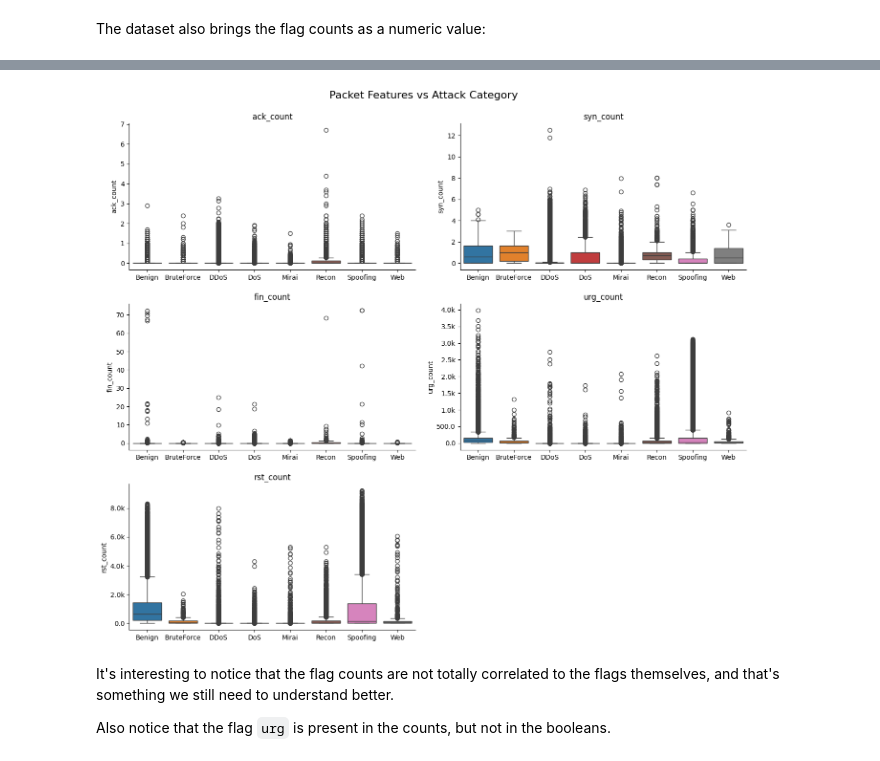
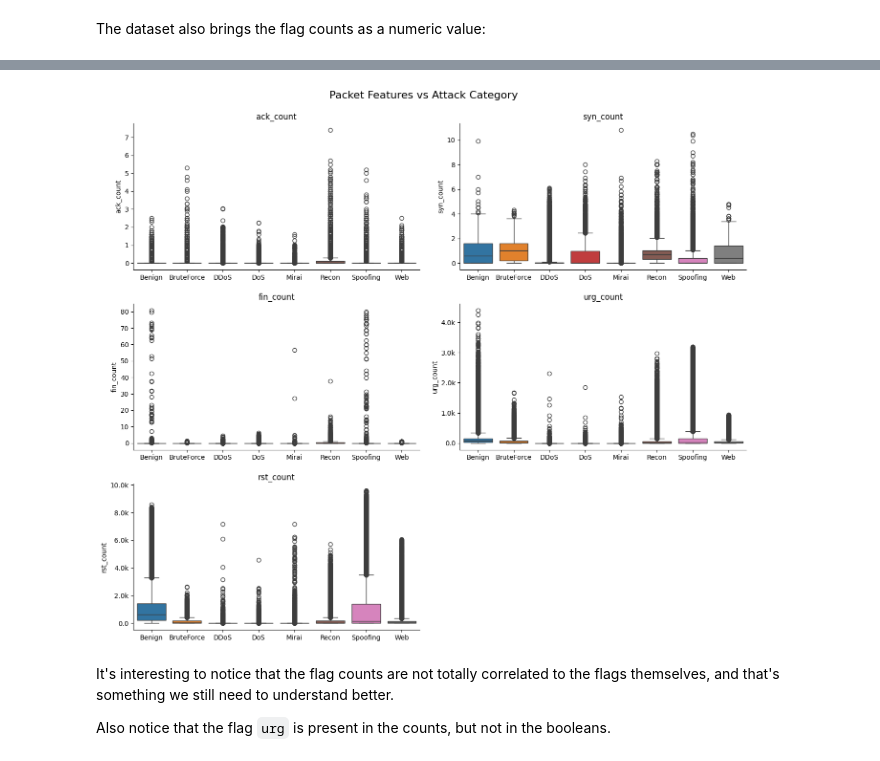
Before and after one commit to inaciobr/Multi-Stage-IoT-Intrusion-Detection, a Jupyter notebook: notebooks/1 - EDA.ipynb, the cells around one changed output, grey strips where cells are left out. Drawn from its saved outputs; the diff is of its cells as text; code cells hidden in the pictures.

Commit message:
Add weighted sampling function

```diff
--- a/notebooks/1 - EDA.ipynb
+++ b/notebooks/1 - EDA.ipynb
@@ -305,5 +305,10 @@ def print_incidence_df(df, features):
 # %%
 df = pd.read_parquet(parquet_path)
+# %%
+general_label_weights = get_balanced_weights(df, 'general_label')
+label_weights = get_balanced_weights(df, 'label')
+
+df_sample = df.sample(1_500_000, weights=general_label_weights, random_state=6958)
 # %% [markdown]
 ## Overview
 # %%
@@ -571,7 +580,7 @@ The dataset also brings the flag counts as a numeric value:
 %%time
 
 plot_box_attack_features(
-    df.sample(2_000_000),
+    df_sample,
     features=features['tcp_flag_counts'],
     label_column='general_label',
     title="Packet Features vs Attack Category",
@@ -583,4 +592,4 @@ Wall time: 30 s
-[figure, old version]
+[figure, new version]
 # %% [markdown]
 It's interesting to notice that the flag counts are not totally correlated to the flags themselves, and that's something we still need to understand better.
 
```
Also changed, not shown: parts of 14 cells of this notebook, 3 other files.
